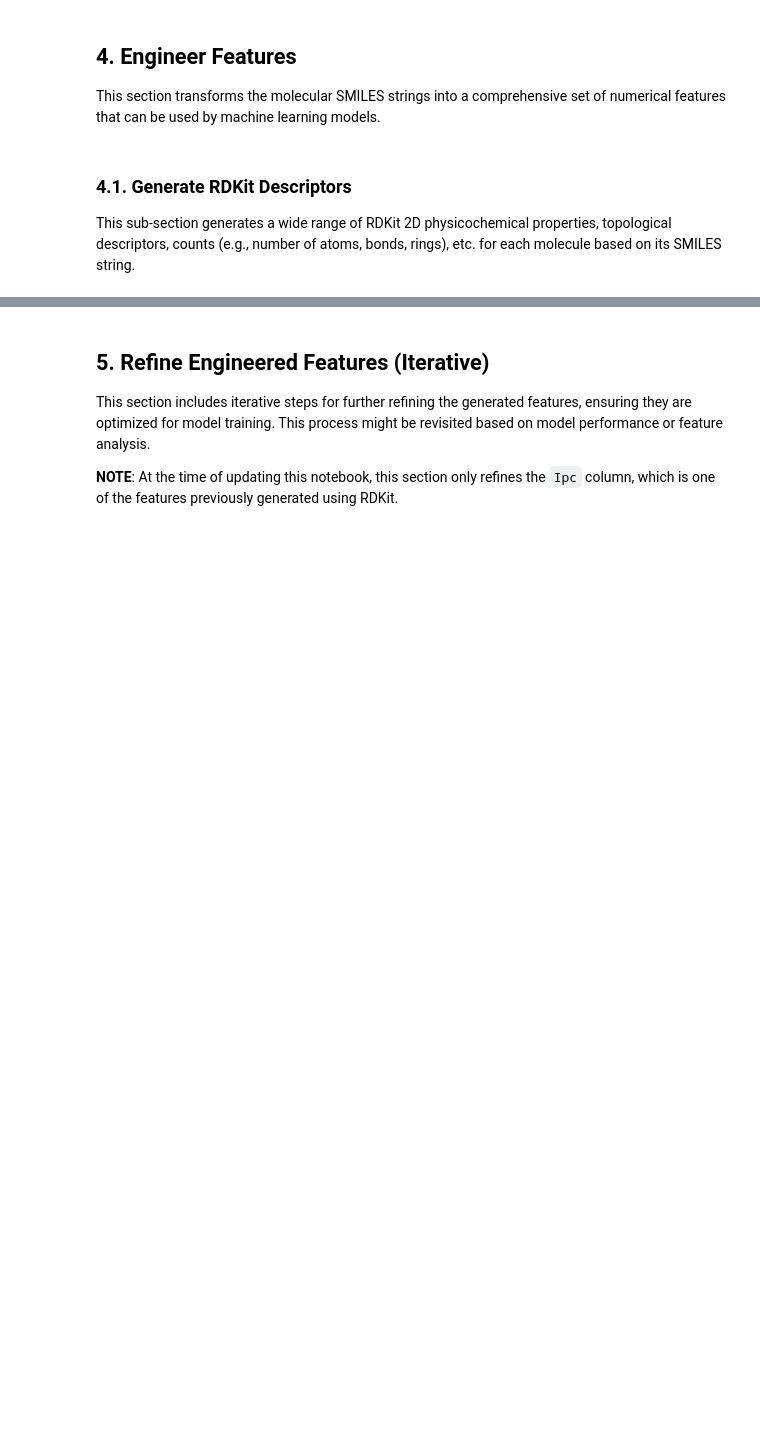
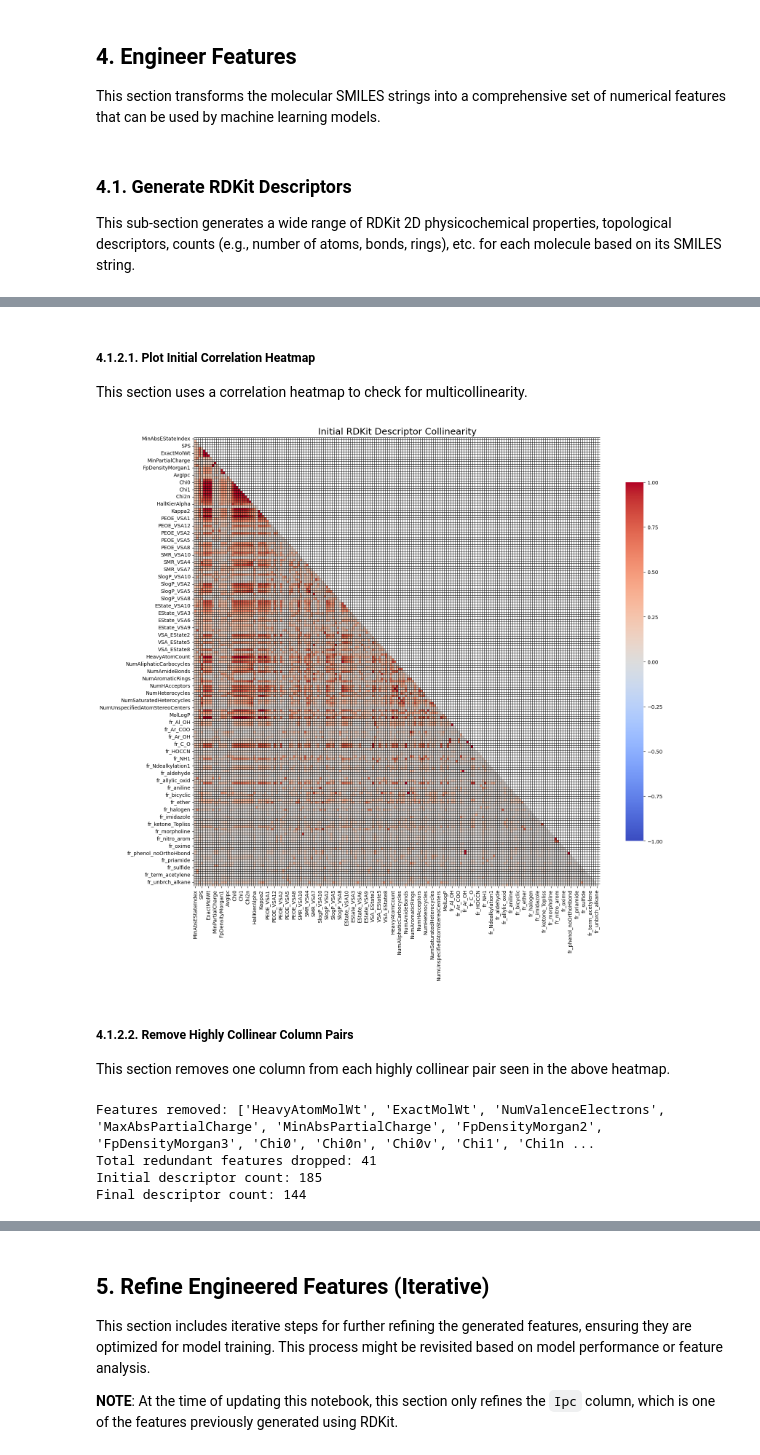
Before and after one commit to Shirshak52/Drug-pGI50-Prediction, a Jupyter notebook: notebooks/01_Engineer_Molecular_Features.ipynb, the cells around one changed output, grey strips where cells are left out. Drawn from its saved outputs; the diff is of its cells as text; code cells hidden in the pictures; blank space fills up the shorter version.

Commit message:
- added checks for extreme cardinality and multicollinearity for RDKit descriptors - added logic to improve traceability

```diff
--- a/notebooks/01_Engineer_Molecular_Features.ipynb
+++ b/notebooks/01_Engineer_Molecular_Features.ipynb
@@ -274,0 +207,15 @@ New DataFrame shape after feature NaN drop: (18743, 2269)
+# %%
+# Check for low cardinality
+def check_low_cardinality(df, threshold=0.995):
+    to_drop = []
+    for col in df.columns:
+        # Find the frequency of the most common value
+        mode_count = df[col].value_counts(normalize=True).iloc[0]
+
+        # Discard the column if its values are mostly only its mode value
+        if mode_count >= threshold:
+            to_drop.append(col)
+            print(f"Need to drop {col}: {mode_count*100:.2f}% of data is a single value.")
+    return to_drop
+
+low_cardinality_cols = check_low_cardinality(rdkit_desc_df)
@@ -274,0 +276,5 @@ New DataFrame shape after feature NaN drop: (18743, 2269)
+# %%
+all_cardinality_cols = low_cardinality_cols + high_cardinality_cols
+rdkit_desc_df_refined = rdkit_desc_df.drop(all_cardinality_cols, axis=1)
+print(f"Total features removed due to cardinality: {len(all_cardinality_cols)}")
+print(f"Remaining features: {rdkit_desc_df_refined.shape[1]}")
@@ -274,0 +287,60 @@ New DataFrame shape after feature NaN drop: (18743, 2269)
+# %% [markdown]
+##### 4.1.2.1. Plot Initial Correlation Heatmap
+This section uses a correlation heatmap to check for multicollinearity.
+# %%
+# Create the correlation matrix
+corr_matrix = rdkit_desc_df_refined.corr().abs()
+
+# Mask to remove the redundant upper triangle
+mask = np.triu(corr_matrix)
+
+# Plot the heatmap using the matrix
+plt.figure(figsize=(18, 16))
+sns.heatmap(
+    corr_matrix,
+    mask=mask,
+    annot=False,
+    fmt=".2f",
+    cmap="coolwarm",
+    vmin=-1,
+    vmax=1,
+    cbar_kws={"shrink": 0.8},
+    linewidths=0.5,
+    linecolor="black",
+)
+plt.title(
+    f"Initial RDKit Descriptor Collinearity", fontsize=18
+)
+plt.show()
+# %% [output]
+[figure, added]
+# %% [markdown]
+##### 4.1.2.2. Remove Highly Collinear Column Pairs
+This section removes one column from each highly collinear pair seen in the above heatmap.
+# %%
+# Set a correlation threshold above which to regard columns as highly collinear
+CORRELATION_THRESHOLD = 0.90
+
+# Get the upper triangle of the matrix, excluding the diagonal (k=1)
+upper = corr_matrix.where(np.triu(np.ones(corr_matrix.shape), k=1).astype(bool))
+
+# Iterate over columns and mark for drop if any value > threshold.
+# This ensures only one feature from each highly correlated pair is kept.
+columns_to_discard = [
+    column for column in upper.columns if any(upper[column] > CORRELATION_THRESHOLD)
+]
+
+initial_count = rdkit_desc_df_refined.shape[1]
+
+# Drop the required columns
+final_rdkit_descriptors = rdkit_desc_df_refined.drop(columns=columns_to_discard)
+
+print(f"Features removed: {columns_to_discard}")
+print(f"Total redundant features dropped: {len(columns_to_discard)}")
+print(f"Initial descriptor count: {initial_count}")
+print(f"Final descriptor count: {final_rdkit_descriptors.shape[1]}")
+# %% [output]
+Features removed: ['HeavyAtomMolWt', 'ExactMolWt', 'NumValenceElectrons', 'MaxAbsPartialCharge', 'MinAbsPartialCharge', 'FpDensityMorgan2', 'FpDensityMorgan3', 'Chi0', 'Chi0n', 'Chi0v', 'Chi1', 'Chi1n ...
+Total redundant features dropped: 41
+Initial descriptor count: 185
+Final descriptor count: 144
```
Also changed, not shown: parts of 29 cells of this notebook.
